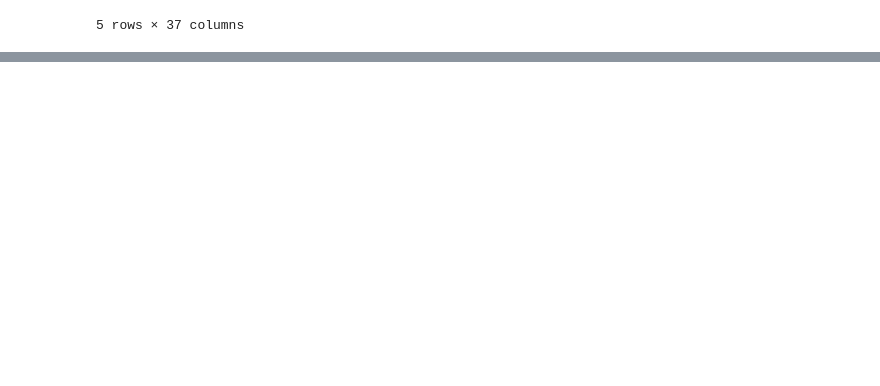
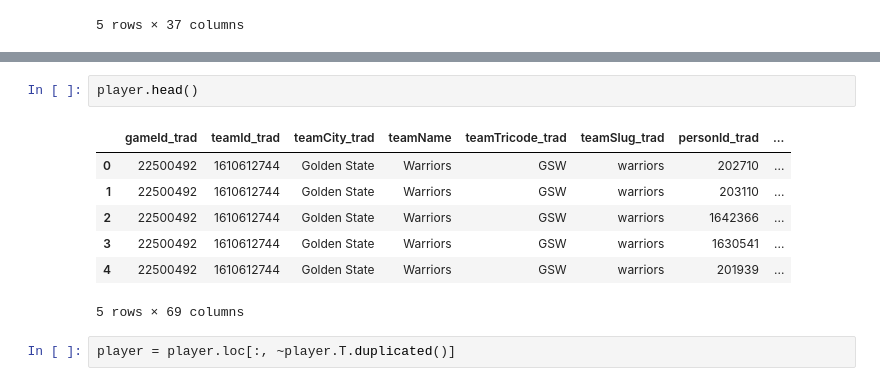
Before and after one commit to biiipin/analysis_nbagame, a Jupyter notebook: data_analysis.ipynb, the cells around one changed output, grey strips where cells are left out. Saved outputs shown, nothing was run; the diff lists cells and outputs as text; blank space fills up the shorter version.

```diff
--- a/data_analysis.ipynb
+++ b/data_analysis.ipynb
@@ -35,0 +66,12 @@ KeyError: 'Player'
+# %%
+player.head()
+# %% [output]
+|  | gameId_trad | teamId_trad | teamCity_trad | teamName | teamTricode_trad | teamSlug_trad | personId_trad | ... |
+| 0 | 22500492 | 1610612744 | Golden State | Warriors | GSW | warriors | 202710 | ... |
+| 1 | 22500492 | 1610612744 | Golden State | Warriors | GSW | warriors | 203110 | ... |
+| 2 | 22500492 | 1610612744 | Golden State | Warriors | GSW | warriors | 1642366 | ... |
+| 3 | 22500492 | 1610612744 | Golden State | Warriors | GSW | warriors | 1630541 | ... |
+| 4 | 22500492 | 1610612744 | Golden State | Warriors | GSW | warriors | 201939 | ... |
+5 rows × 69 columns
+# %%
+player = player.loc[:, ~player.T.duplicated()]
```
Also changed, not shown: parts of 9 cells of this notebook.
